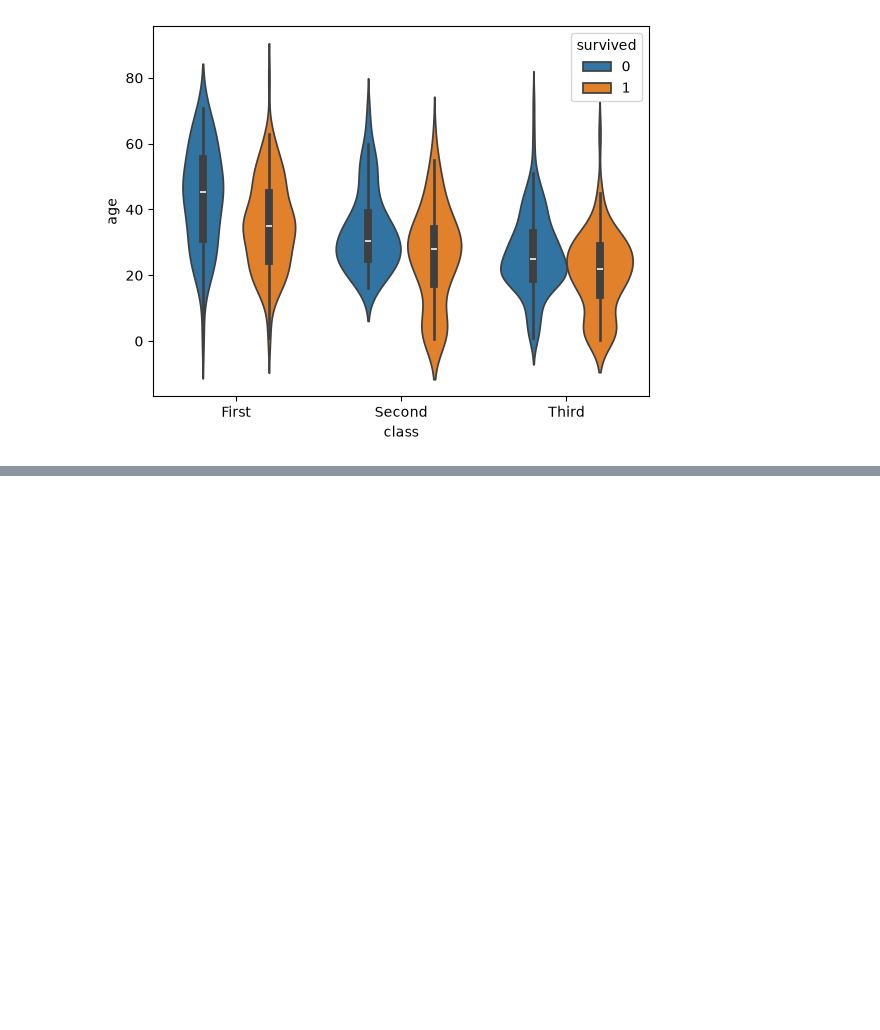
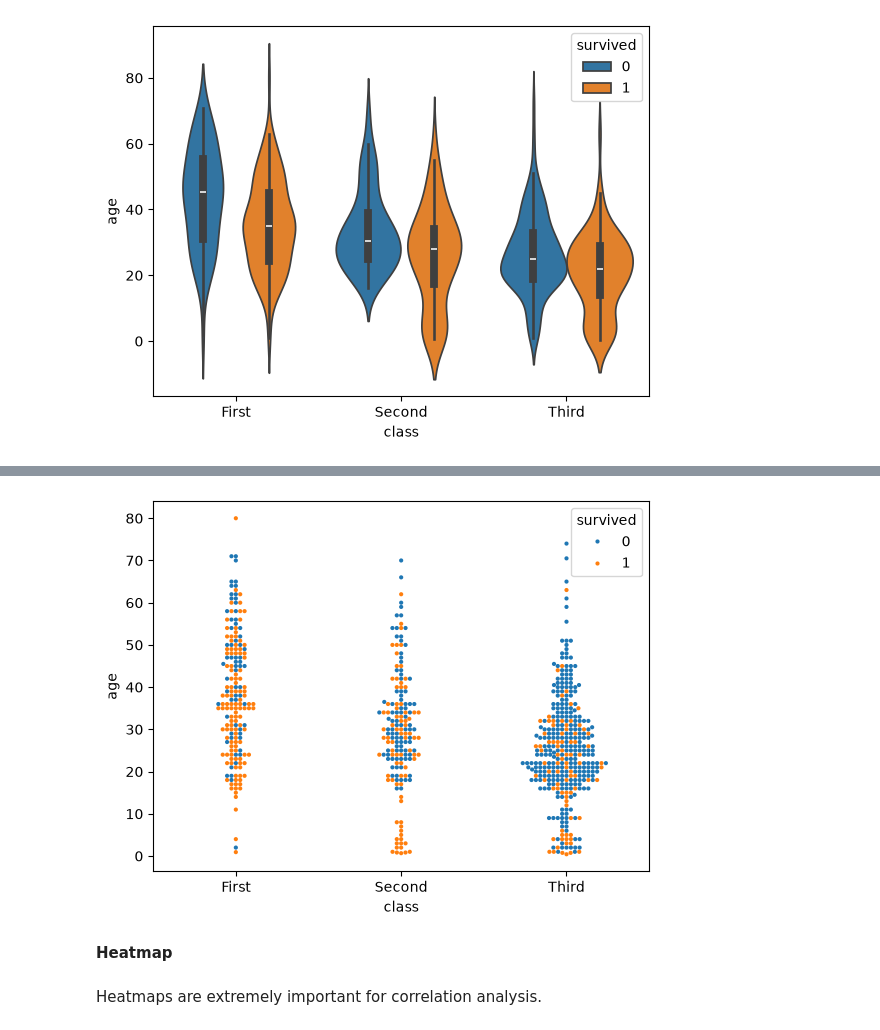
Before and after one commit to PiyushJain0844/Python, a Jupyter notebook: Seaborn.ipynb, the cells around one changed output, grey strips where cells are left out. Drawn from its saved outputs; the diff is of its cells as text; code cells hidden in the pictures; blank space fills up the shorter version.

```diff
--- a/Seaborn.ipynb
+++ b/Seaborn.ipynb
@@ -257,0 +294,15 @@ plt.show()
+# %%
+sns.swarmplot (
+    data = titanic,
+    x = "class",
+    y = "age",
+    hue = "survived",
+    size = 3
+)
+plt.show()
+# %% [output]
+[figure, added]
+# %% [markdown]
+**Heatmap**
+# %% [markdown]
+Heatmaps are extremely important for correlation analysis.
```
Also changed, not shown: parts of 22 cells of this notebook.
